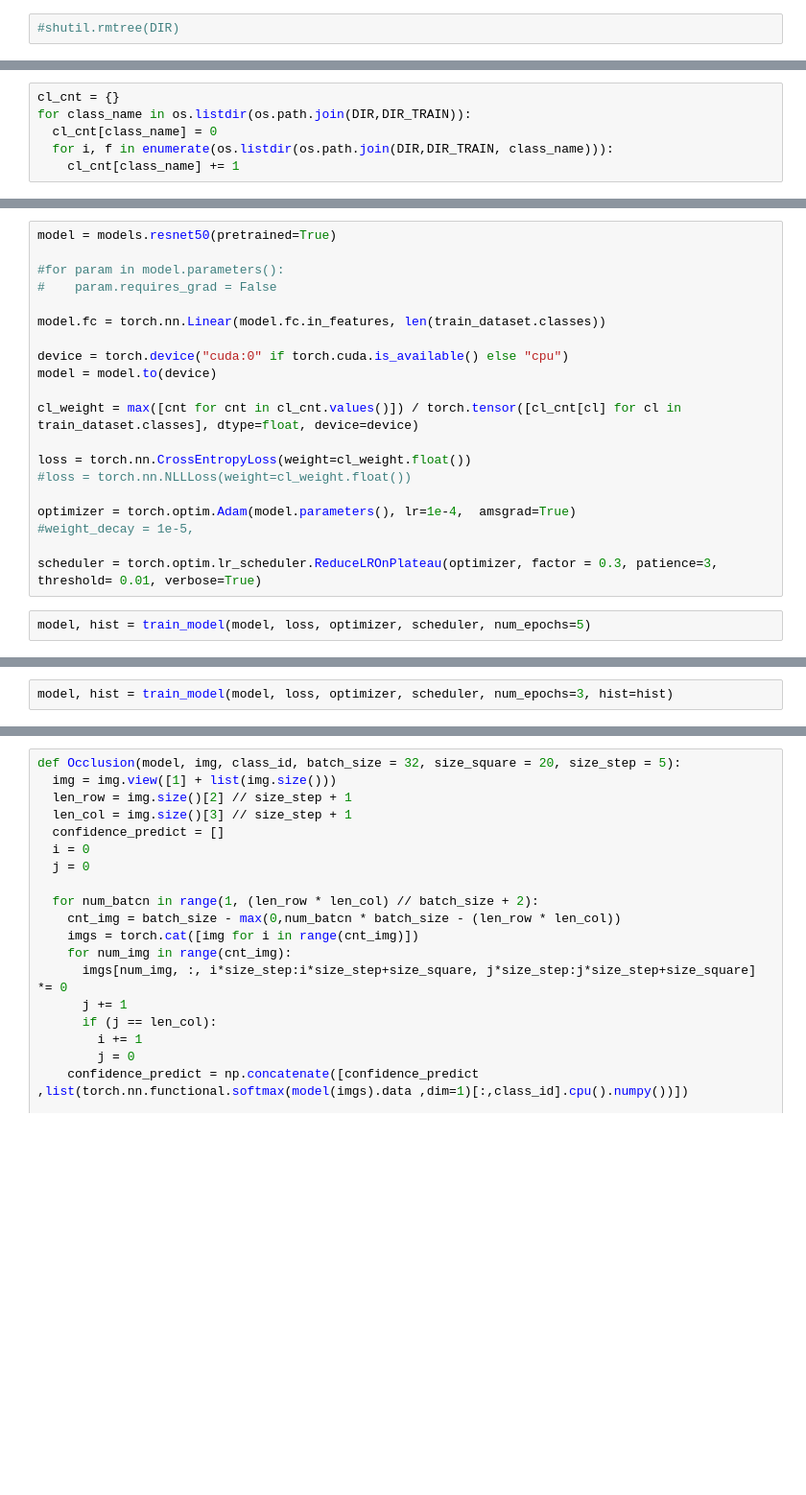
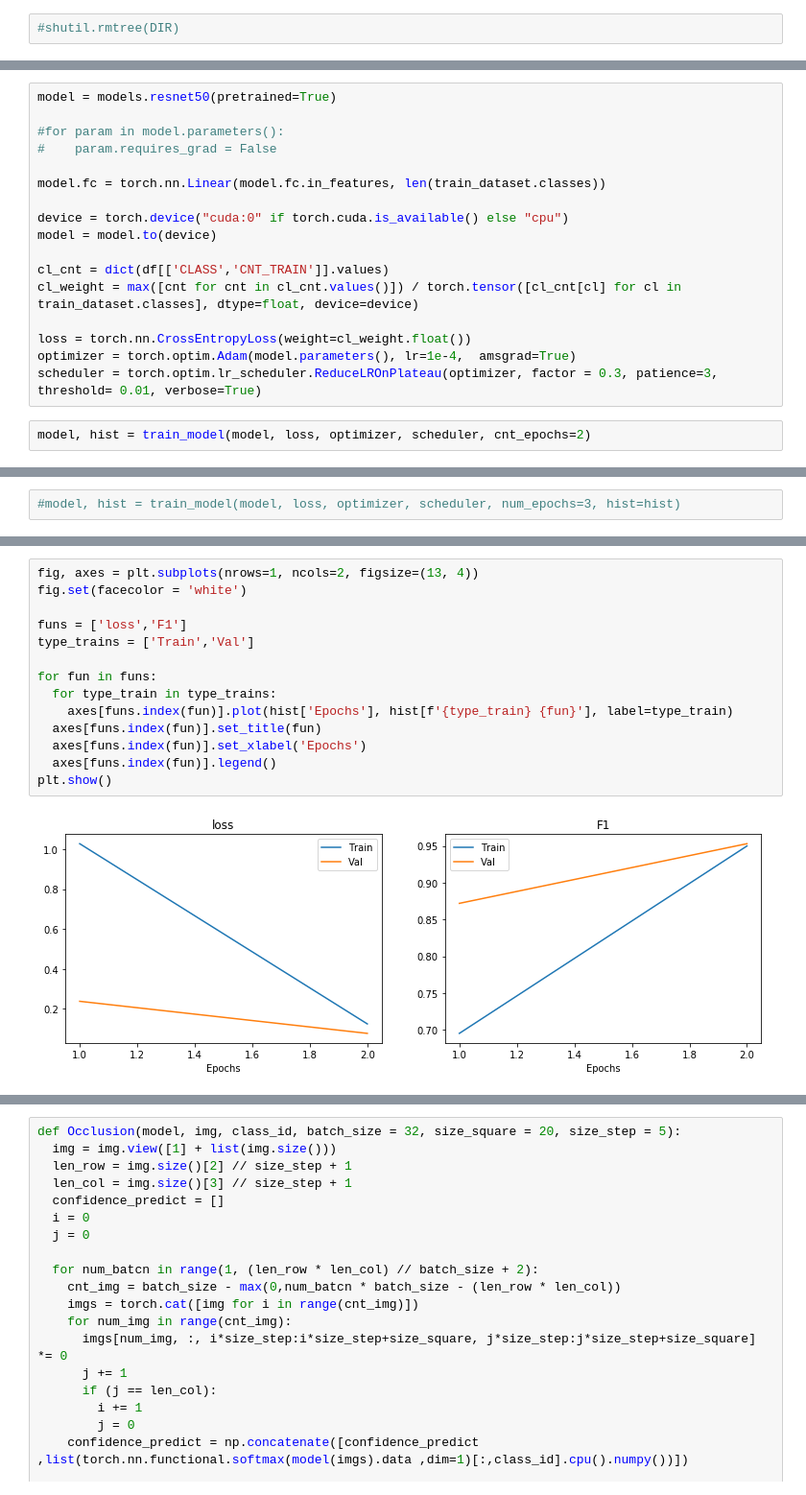
Before and after one commit to MihailMV/Fruits-and-vegetables, a Jupyter notebook: NN_fruits_and_vegetables.ipynb, the cells around one changed output, grey strips where cells are left out. Shown at 96% size. Saved outputs shown, nothing was run; the diff lists cells and outputs as text; blank space fills up the shorter version.

```diff
--- a/NN_fruits_and_vegetables.ipynb
+++ b/NN_fruits_and_vegetables.ipynb
@@ -164,7 +208 @@ def train_model(model, fun_loss, optimizer, scheduler, num_epochs, hist = None):
   return model, hist
-# %%
-cl_cnt = {}
-for class_name in os.listdir(os.path.join(DIR,DIR_TRAIN)):
-  cl_cnt[class_name] = 0
-  for i, f in enumerate(os.listdir(os.path.join(DIR,DIR_TRAIN, class_name))):
-    cl_cnt[class_name] += 1
@@ -184,15 +217,12 @@ model.fc = torch.nn.Linear(model.fc.in_features, len(train_dataset.classes))
 device = torch.device("cuda:0" if torch.cuda.is_available() else "cpu")
 model = model.to(device)
 
+cl_cnt = dict(df[['CLASS','CNT_TRAIN']].values)
 cl_weight = max([cnt for cnt in cl_cnt.values()]) / torch.tensor([cl_cnt[cl] for cl in train_dataset.classes], dtype=float, device=device)
 
 loss = torch.nn.CrossEntropyLoss(weight=cl_weight.float())
-#loss = torch.nn.NLLLoss(weight=cl_weight.float())
-
 optimizer = torch.optim.Adam(model.parameters(), lr=1e-4,  amsgrad=True)
-#weight_decay = 1e-5,
-
 scheduler = torch.optim.lr_scheduler.ReduceLROnPlateau(optimizer, factor = 0.3, patience=3, threshold= 0.01, verbose=True)
 # %%
-model, hist = train_model(model, loss, optimizer, scheduler, num_epochs=5)
+model, hist = train_model(model, loss, optimizer, scheduler, cnt_epochs=2)
 # %% [output]
@@ -204,2 +231,2 @@ Epoch 5/5: Train: Loss: 0.0324, Acc: 0.9905   Val: Loss: 0.0431, Acc: 0.9797
 # %%
-model, hist = train_model(model, loss, optimizer, scheduler, num_epochs=3, hist=hist)
+#model, hist = train_model(model, loss, optimizer, scheduler, num_epochs=3, hist=hist)
@@ -226,2 +233,18 @@ plt.show()
+# %%
+fig, axes = plt.subplots(nrows=1, ncols=2, figsize=(13, 4))
+fig.set(facecolor = 'white')
+
+funs = ['loss','F1']
+type_trains = ['Train','Val']
+
+for fun in funs:
+  for type_train in type_trains:
+    axes[funs.index(fun)].plot(hist['Epochs'], hist[f'{type_train} {fun}'], label=type_train)
+  axes[funs.index(fun)].set_title(fun)
+  axes[funs.index(fun)].set_xlabel('Epochs')
+  axes[funs.index(fun)].legend()
+plt.show()
+# %% [output]
+[figure, added]
 # %%
 test_dataset = torchvision.datasets.ImageFolder(os.path.join(DIR,DIR_TEST), val_transforms)
```
Also changed, not shown: parts of 42 cells of this notebook.
